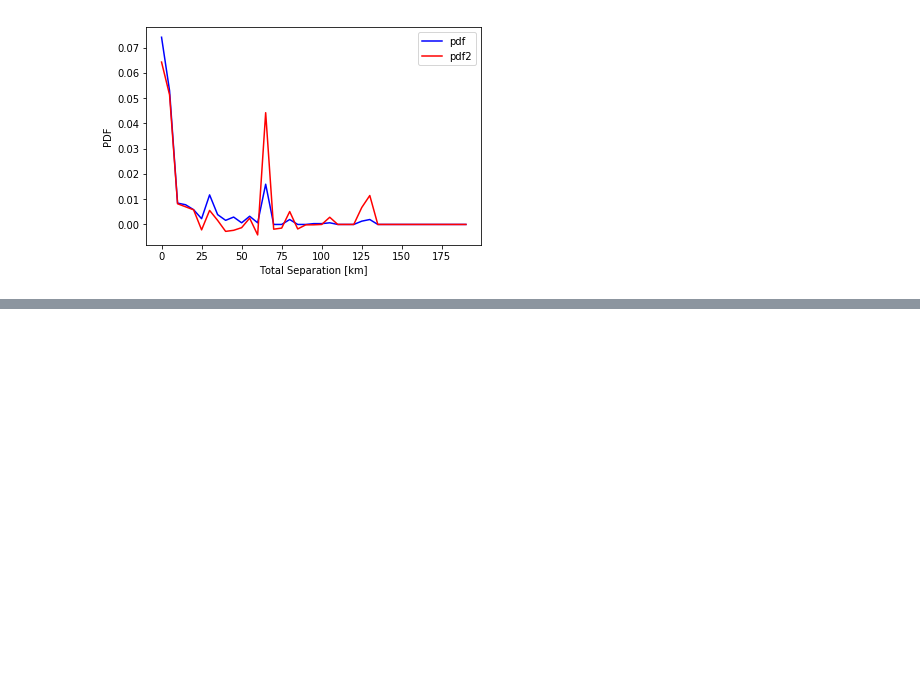
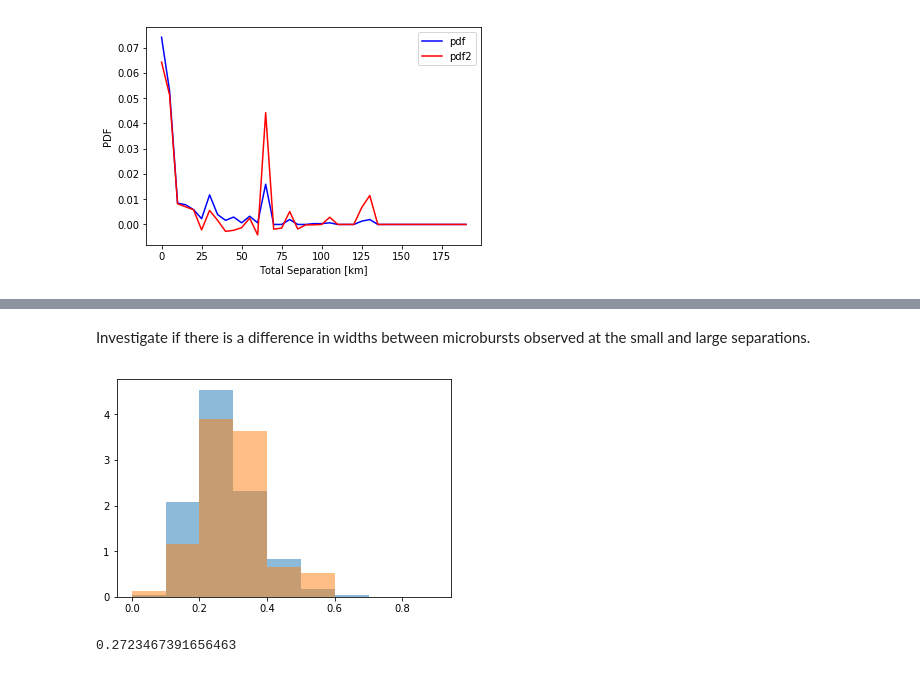
Before and after one commit to mshumko/ac6_microburst_scale_sizes, a Jupyter notebook: stats/microburst_CDF.ipynb, the cells around one changed output, grey strips where cells are left out. Drawn from its saved outputs; the diff is of its cells as text; code cells hidden in the pictures; blank space fills up the shorter version.

Commit message:
Investigated possible width dependence of small and large microbursts.

```diff
--- a/stats/microburst_CDF.ipynb
+++ b/stats/microburst_CDF.ipynb
@@ -218 +219,18 @@ plt.savefig('ac6_microburst_cdf_pdf.png')
 [figure]
+# %% [markdown]
+Investigate if there is a difference in widths between microbursts observed at the small and large separations.
+# %%
+similar_width_events = coincidentEvents[np.isclose(
+                            coincidentEvents['peak_width_A'],
+                            coincidentEvents['peak_width_B'], rtol=2)]
+similar_width_events_small = similar_width_events[similar_width_events['Dist_Total'] < 10]
+similar_width_events_large = similar_width_events[similar_width_events['Dist_Total'] > 50]
+
+plt.hist(similar_width_events_small['peak_width_A'], bins=np.arange(0, 1, 0.1), normed=True, alpha=0.5);
+plt.hist(similar_width_events_large['peak_width_A'], bins=np.arange(0, 1, 0.1), normed=True, alpha=0.5);
+# %% [output]
+[figure, added]
+# %%
+similar_width_events_small['peak_width_A'].mean()
+# %% [output]
+0.2723467391656463
```
Also changed, not shown: parts of 1 cell of this notebook, 1 other file.
